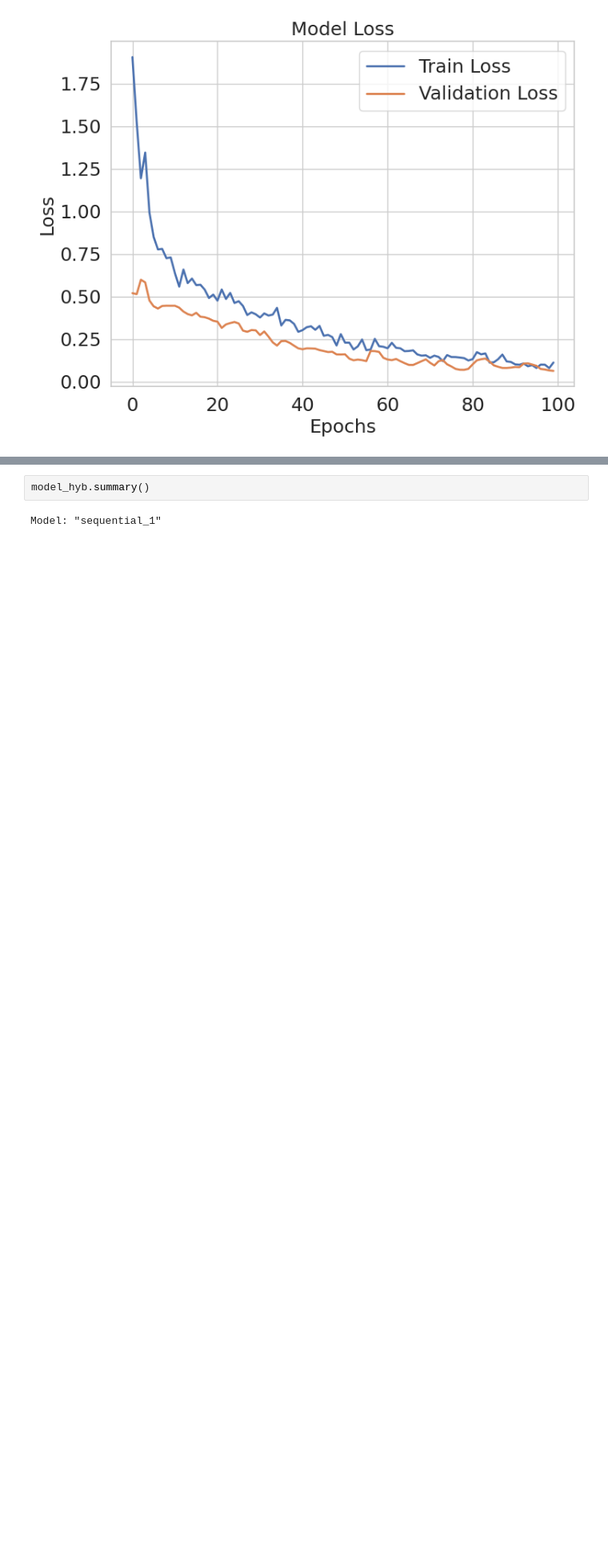
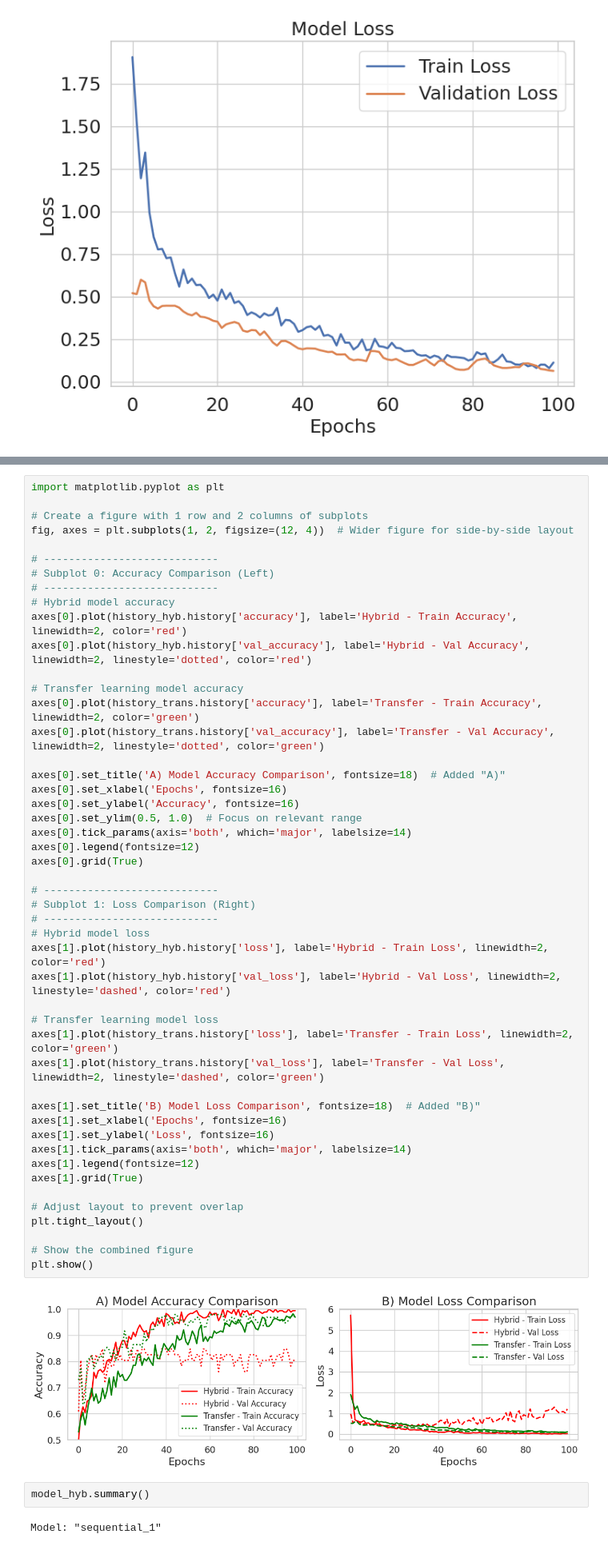
Before and after one commit to rabnawaz172/Diabetic-Retinopathy, a Jupyter notebook: Voice_deep_2.ipynb, the cells around one changed output, grey strips where cells are left out. Shown at 80% size. Saved outputs shown, nothing was run; the diff lists cells and outputs as text; blank space fills up the shorter version.

```diff
--- a/Voice_deep_2.ipynb
+++ b/Voice_deep_2.ipynb
@@ -420,3 +420,53 @@ plt.show()
+# %%
+import matplotlib.pyplot as plt
+
+# Create a figure with 1 row and 2 columns of subplots
+fig, axes = plt.subplots(1, 2, figsize=(12, 4))  # Wider figure for side-by-side layout
+
+# ----------------------------
+# Subplot 0: Accuracy Comparison (Left)
+# ----------------------------
+# Hybrid model accuracy
+axes[0].plot(history_hyb.history['accuracy'], label='Hybrid - Train Accuracy', linewidth=2, color='red')
+axes[0].plot(history_hyb.history['val_accuracy'], label='Hybrid - Val Accuracy', linewidth=2, linestyle='dotted', color='red')
+
+# Transfer learning model accuracy
+axes[0].plot(history_trans.history['accuracy'], label='Transfer - Train Accuracy', linewidth=2, color='green')
+axes[0].plot(history_trans.history['val_accuracy'], label='Transfer - Val Accuracy', linewidth=2, linestyle='dotted', color='green')
+
+axes[0].set_title('A) Model Accuracy Comparison', fontsize=18)  # Added "A)"
+axes[0].set_xlabel('Epochs', fontsize=16)
+axes[0].set_ylabel('Accuracy', fontsize=16)
+axes[0].set_ylim(0.5, 1.0)  # Focus on relevant range
+axes[0].tick_params(axis='both', which='major', labelsize=14)
+axes[0].legend(fontsize=12)
+axes[0].grid(True)
+
+# ----------------------------
+# Subplot 1: Loss Comparison (Right)
+# ----------------------------
+# Hybrid model loss
+axes[1].plot(history_hyb.history['loss'], label='Hybrid - Train Loss', linewidth=2, color='red')
+axes[1].plot(history_hyb.history['val_loss'], label='Hybrid - Val Loss', linewidth=2, linestyle='dashed', color='red')
+
+# Transfer learning model loss
+axes[1].plot(history_trans.history['loss'], label='Transfer - Train Loss', linewidth=2, color='green')
+axes[1].plot(history_trans.history['val_loss'], label='Transfer - Val Loss', linewidth=2, linestyle='dashed', color='green')
+
+axes[1].set_title('B) Model Loss Comparison', fontsize=18)  # Added "B)"
+axes[1].set_xlabel('Epochs', fontsize=16)
+axes[1].set_ylabel('Loss', fontsize=16)
+axes[1].tick_params(axis='both', which='major', labelsize=14)
+axes[1].legend(fontsize=12)
+axes[1].grid(True)
+
+# Adjust layout to prevent overlap
+plt.tight_layout()
+
+# Show the combined figure
+plt.show()
+# %% [output]
+[figure, added]
 # %%
 model_hyb.summary()
 # %% [output]
```
Also changed, not shown: parts of 2 cells of this notebook.
